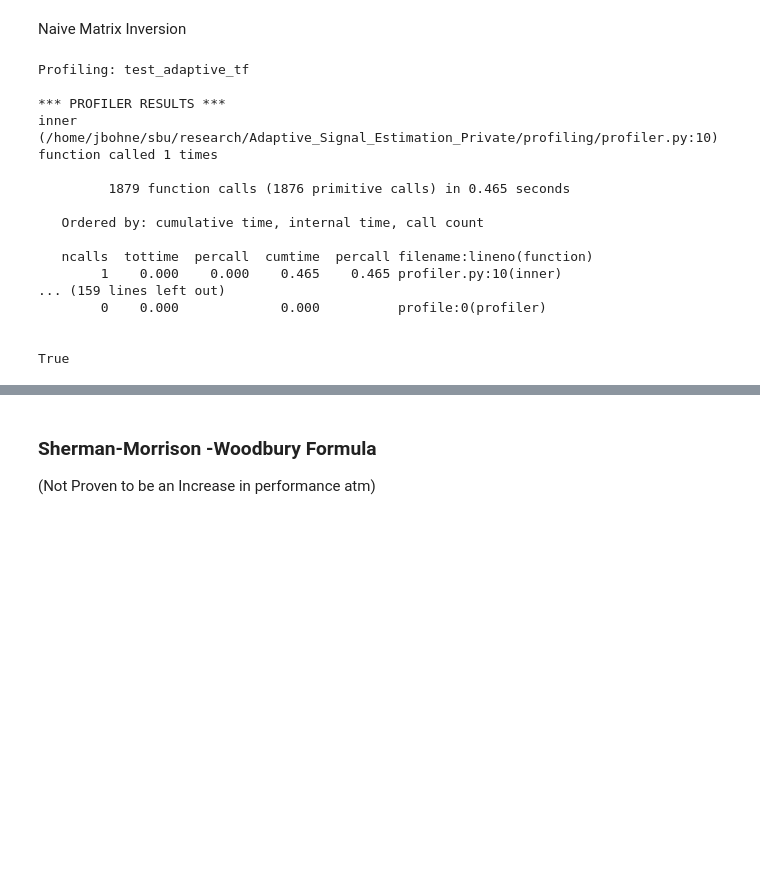
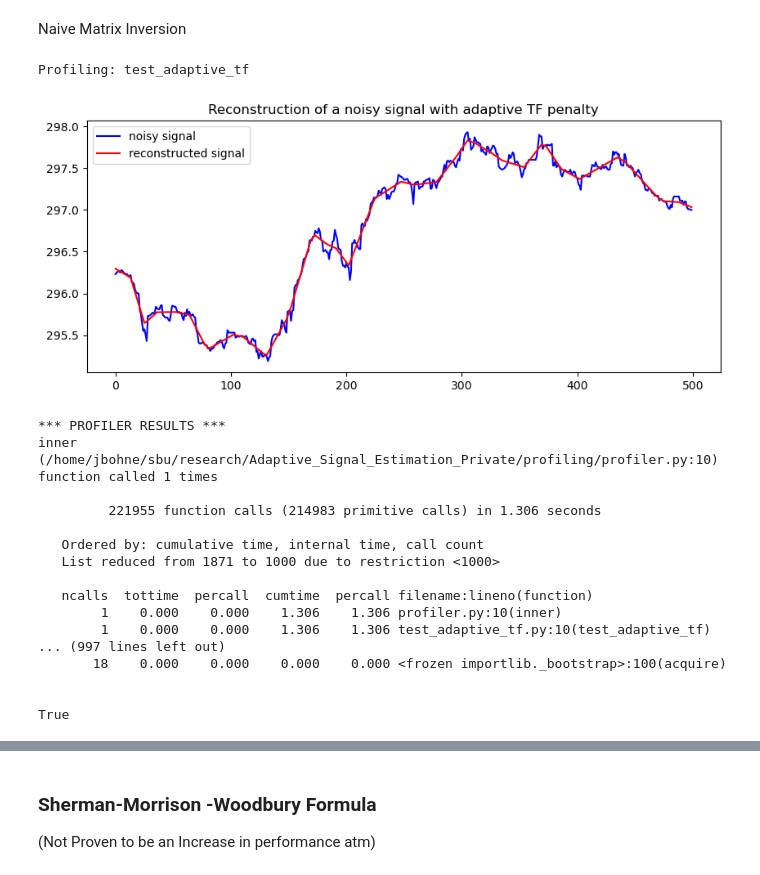
Before and after one commit to jasonbohne123/Adaptive_Signal_Estimation, a Jupyter notebook: trend_filtering/TF_Performance.ipynb, the cells around one changed output, grey strips where cells are left out. Saved outputs shown, nothing was run; the diff lists cells and outputs as text; code cells hidden in the pictures; blank space fills up the shorter version.

```diff
--- a/trend_filtering/TF_Performance.ipynb
+++ b/trend_filtering/TF_Performance.ipynb
@@ -39,22 +51,24 @@ Status: maxiter exceeded
 # %% [markdown]
 Naive Matrix Inversion
 # %%
-profile(test_adaptive_tf)(price,500,include_cv=False,lambda_p=1.0,plot=False,verbose=False)
+profile(test_adaptive_tf)(price,t=None,n=500,include_cv=False,lambda_p=1.0,plot=True,verbose=False)
 # %% [output]
 Profiling: test_adaptive_tf
-
-*** PROFILER RESULTS ***
-inner (/home/jbohne/sbu/research/Adaptive_Signal_Estimation_Private/profiling/profiler.py:10)
-function called 1 times
-
-         1879 function calls (1876 primitive calls) in 0.465 seconds
-
-   Ordered by: cumulative time, internal time, call count
-
-   ncalls  tottime  percall  cumtime  percall filename:lineno(function)
-        1    0.000    0.000    0.465    0.465 profiler.py:10(inner)
-... (159 lines left out)
-        0    0.000             0.000          profile:0(profiler)
-
-
-True
+[figure, added]
+*** PROFILER RESULTS ***
+inner (/home/jbohne/sbu/research/Adaptive_Signal_Estimation_Private/profiling/profiler.py:10)
+function called 1 times
+
+         221955 function calls (214983 primitive calls) in 1.306 seconds
+
+   Ordered by: cumulative time, internal time, call count
+   List reduced from 1871 to 1000 due to restriction <1000>
+
+   ncalls  tottime  percall  cumtime  percall filename:lineno(function)
+        1    0.000    0.000    1.306    1.306 profiler.py:10(inner)
+        1    0.000    0.000    1.306    1.306 test_adaptive_tf.py:10(test_adaptive_tf)
+... (997 lines left out)
+       18    0.000    0.000    0.000    0.000 <frozen importlib._bootstrap>:100(acquire)
+
+
+True
```
Also changed, not shown: parts of 4 cells of this notebook, 4 other files.
